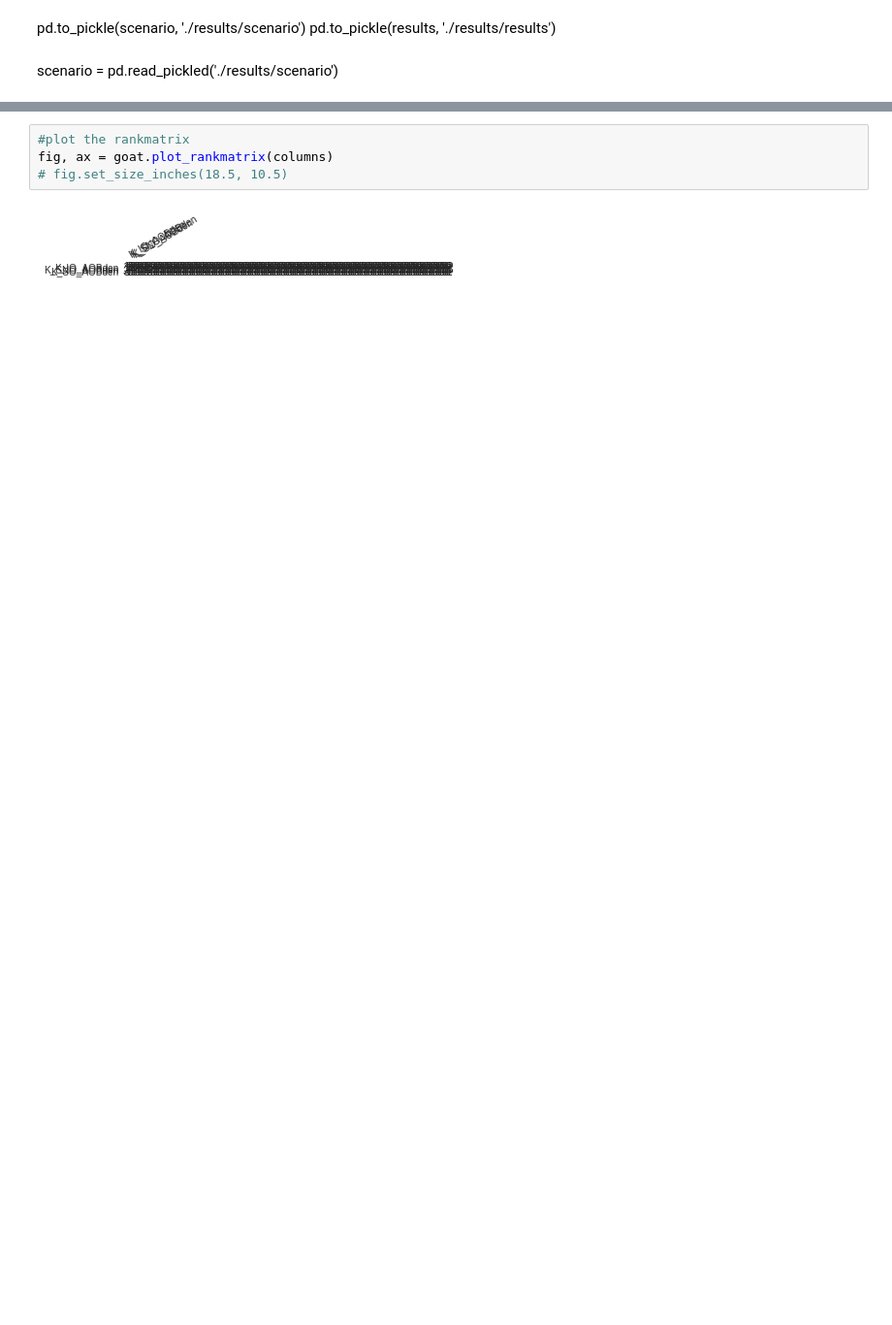
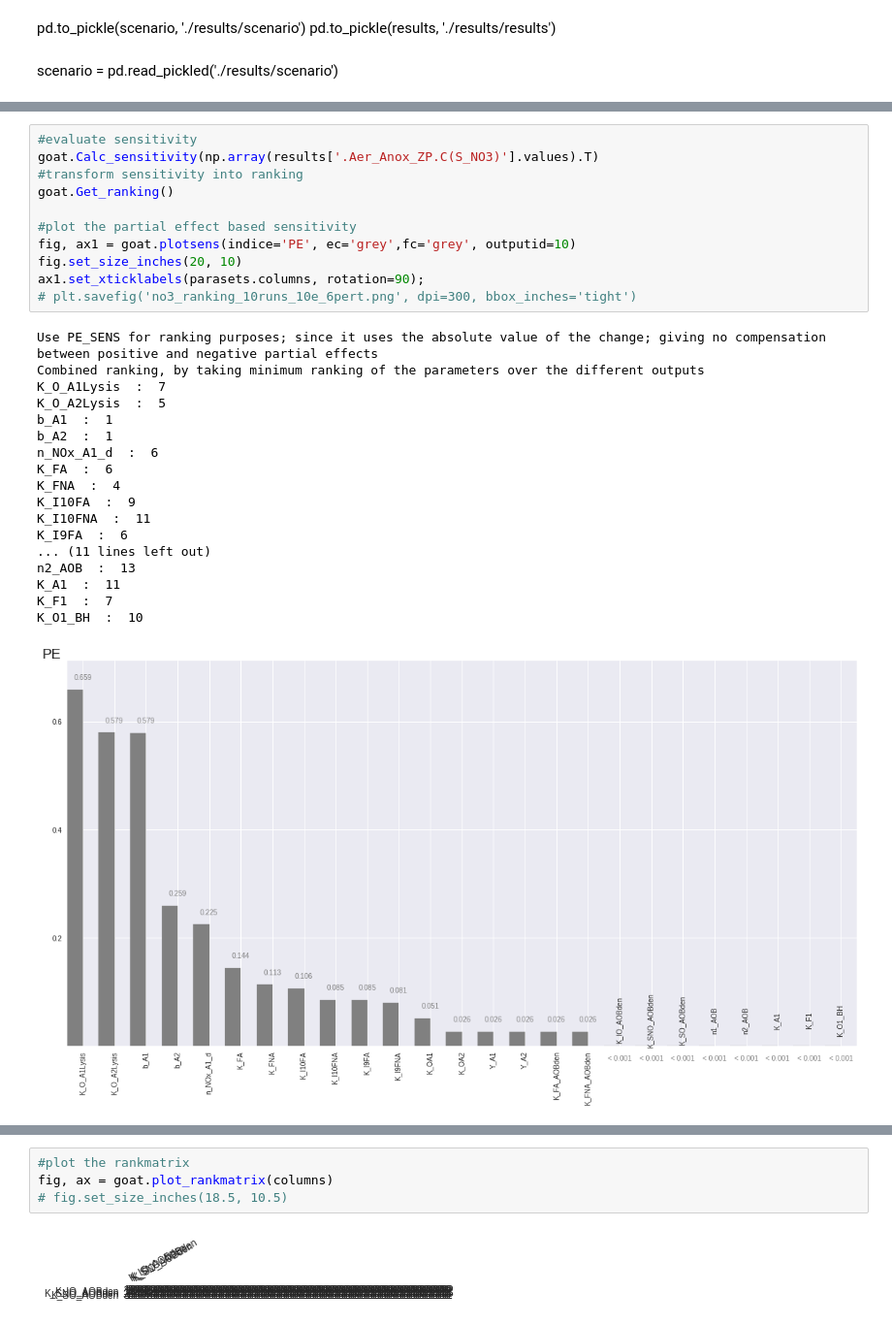
Before and after one commit to gbellandi/EHV_GSA, a Jupyter notebook: EHVparameter_ranking_pyStran.ipynb, the cells around one changed output, grey strips where cells are left out. Shown: that part at 97% size. Cells and saved outputs as stored; diff of their text form; blank space fills up the shorter version.

```diff
--- a/EHVparameter_ranking_pyStran.ipynb
+++ b/EHVparameter_ranking_pyStran.ipynb
@@ -265,0 +249,30 @@ K_SO_AOBden  :  1
+# %%
+#evaluate sensitivity
+goat.Calc_sensitivity(np.array(results['.Aer_Anox_ZP.C(S_NO3)'].values).T)
+#transform sensitivity into ranking
+goat.Get_ranking()
+
+#plot the partial effect based sensitivity
+fig, ax1 = goat.plotsens(indice='PE', ec='grey',fc='grey', outputid=10)
+fig.set_size_inches(20, 10)
+ax1.set_xticklabels(parasets.columns, rotation=90);
+# plt.savefig('no3_ranking_10runs_10e_6pert.png', dpi=300, bbox_inches='tight')
+# %% [output]
+Use PE_SENS for ranking purposes; since it uses the absolute value of the change; giving no compensation between positive and negative partial effects
+Combined ranking, by taking minimum ranking of the parameters over the different outputs
+K_O_A1Lysis  :  7
+K_O_A2Lysis  :  5
+b_A1  :  1
+b_A2  :  1
+n_NOx_A1_d  :  6
+K_FA  :  6
+K_FNA  :  4
+K_I10FA  :  9
+K_I10FNA  :  11
+K_I9FA  :  6
+... (11 lines left out)
+n2_AOB  :  13
+K_A1  :  11
+K_F1  :  7
+K_O1_BH  :  10
+[figure, added]
```
Also changed, not shown: parts of 33 cells of this notebook.
